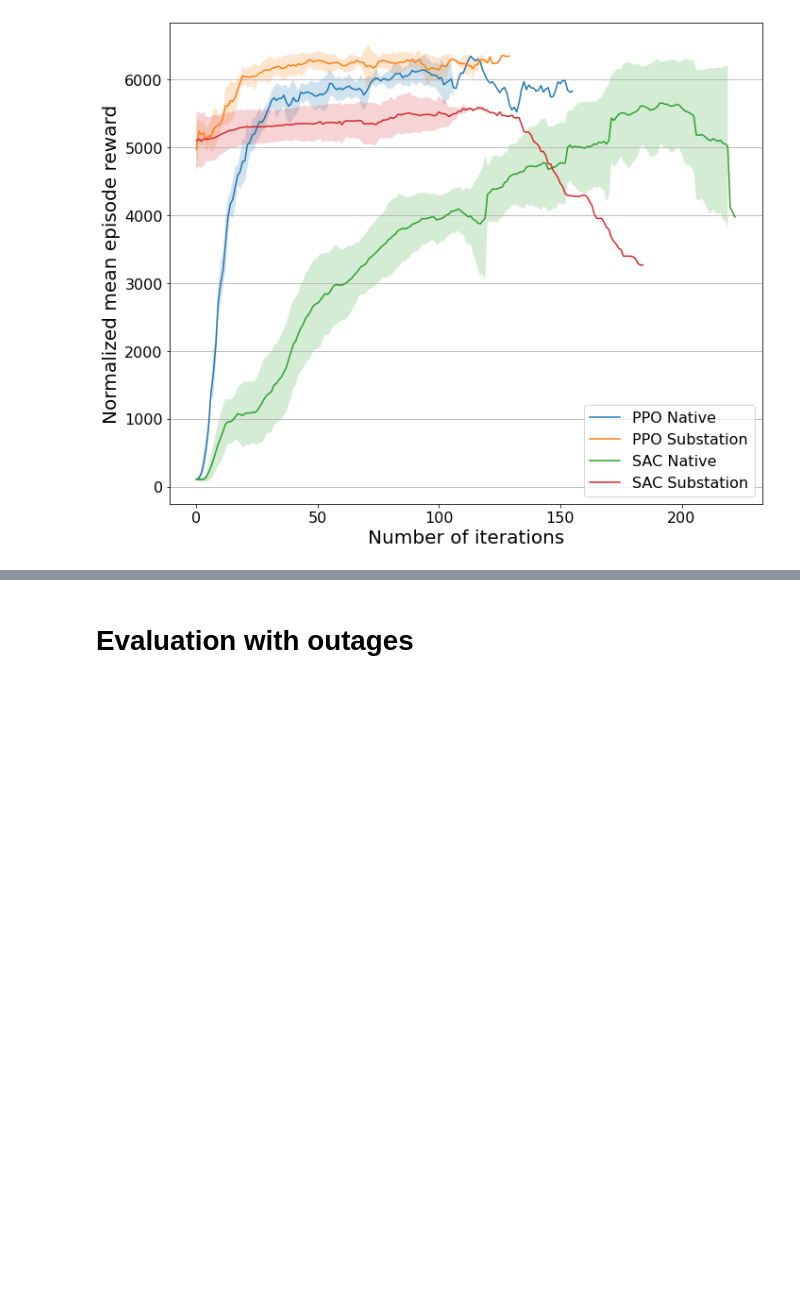
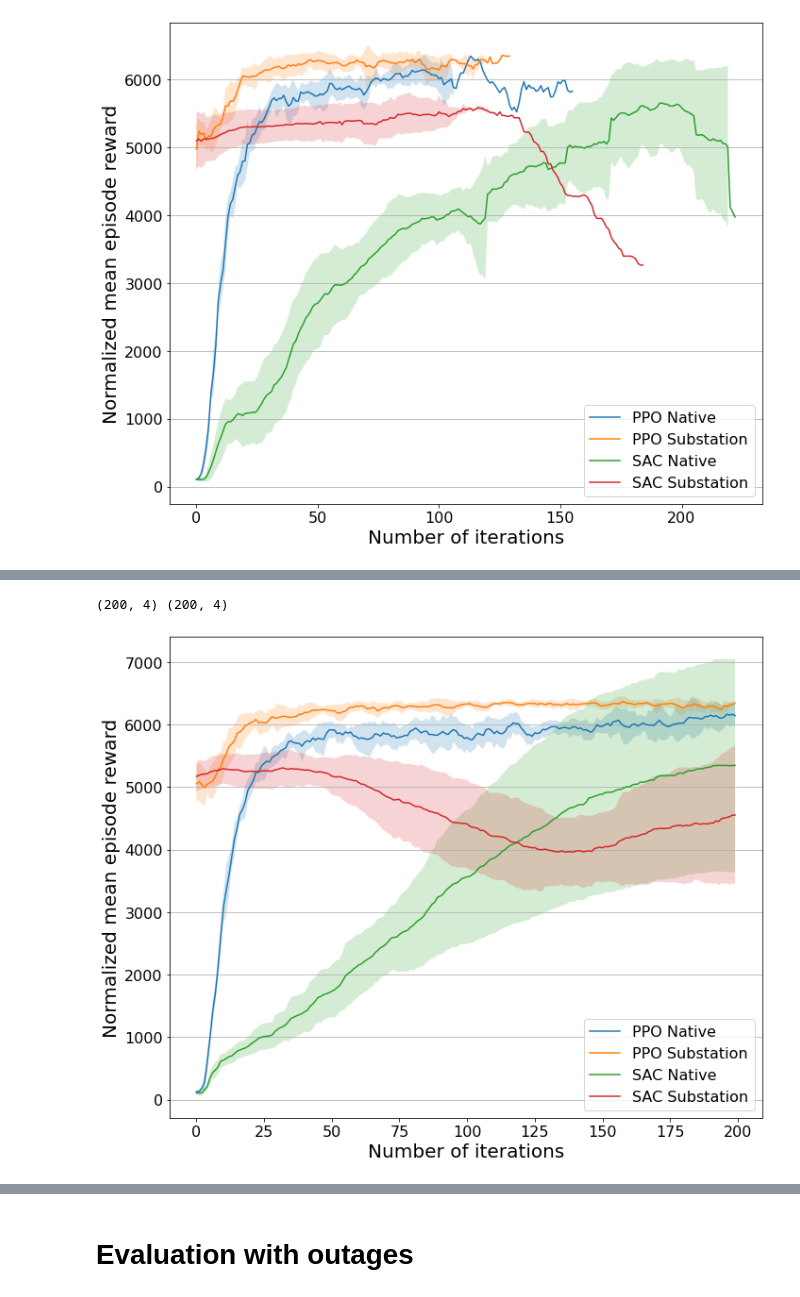
Before and after one commit to bmanczak/runPowerNetworks, a Jupyter notebook: evaluation_suite.ipynb, the cells around one changed output, grey strips where cells are left out. Drawn from its saved outputs; the diff is of its cells as text; code cells hidden in the pictures; blank space fills up the shorter version.

```diff
--- a/evaluation_suite.ipynb
+++ b/evaluation_suite.ipynb
@@ -417,3 +421,20 @@ Val mean:  7705.75
 Test mean:  7659.325
 Weighted average is 7809.463500000001
 --------------------------------------------------
+# %%
+# Median calculation
+
+for name in EVAL_PATHS_TRAIN.keys():
+    train_median = [steps[-1] for chronic,steps in data_per_algorithm_train[name]['agent_info'].chronic_to_num.items()]
+    val_median = [steps[-1] for chronic,steps in data_per_algorithm_val[name]['agent_info'].chronic_to_num.items()]
+    test_median = [steps[-1] for chronic,steps in data_per_algorithm[name]['agent_info'].chronic_to_num.items()]
+
+
+    print("Model", name)
+    print("Train median: ", np.quantile(train_median, 0.5))
+    print("Val median: ", np.quantile(val_median, 0.5))
+    print("Test median: ", np.quantile(test_median, 0.5))
+
+
+    print(f"Overall median is {np.quantile(train_median + val_median + test_median, 0.5)}")
+    print("-"*50)
@@ -528,0 +734,40 @@ plt.show()
+# %%
+ax = plt.figure(figsize=(10,8), tight_layout=True)
+colors = sns.color_palette('pastel')
+
+temp_mean = df_rewards.groupby("type", dropna=False).mean().T
+temp_std = df_rewards.groupby("type", dropna=False).std().T
+
+temp_mean = temp_mean.drop(["PPO Hierarchical"], axis= 1)
+temp_std = temp_std.drop(["PPO Hierarchical"], axis= 1)
+
+print(temp_mean.shape, temp_std.shape)
+for col in temp_mean.columns:
+    val = temp_mean[col]
+    val_std = temp_std[col]
+    plt.plot(val.index,val)
+    # ax.plot(val_std.index,val_std+val)
+    # plt.fill_between(val_std.index, abs(val_std+val), abs(val_std-val), alpha=0.2)
+
+plt.legend(list(temp_mean.columns), prop = {'size':16})
+
+for col in temp_mean.columns:
+    val = temp_mean[col]
+    val_std = temp_std[col]
+    # plt.plot(val.index,val)
+    # ax.plot(val_std.index,val_std+val)
+    plt.fill_between(val_std.index, abs(val_std+val), abs(val_std-val), alpha=0.2)
+
+plt.xticks(fontsize=16)
+plt.yticks(fontsize=16)
+plt.xlabel('Number of iterations', size = 20)
+plt.ylabel('Normalized mean episode reward', size = 20)
+# plt.legend(list(temp_mean.columns), prop = {'size':16})
+plt.grid(axis = "y")
+plt.show()
+
+
+ax.savefig("/Users/blazejmanczak/Desktop/School/Year2/Thesis/runPowerNetworks/evaluation/figures/training_reward_agents.jpg", dpi = 200)
+# %% [output]
+(200, 4) (200, 4)
+[figure, added]
```
Also changed, not shown: parts of 59 cells of this notebook, 4 other files.
